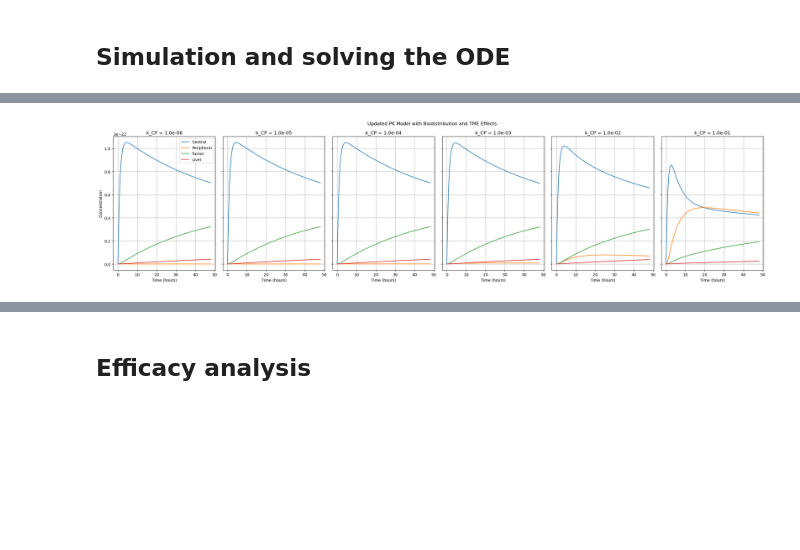
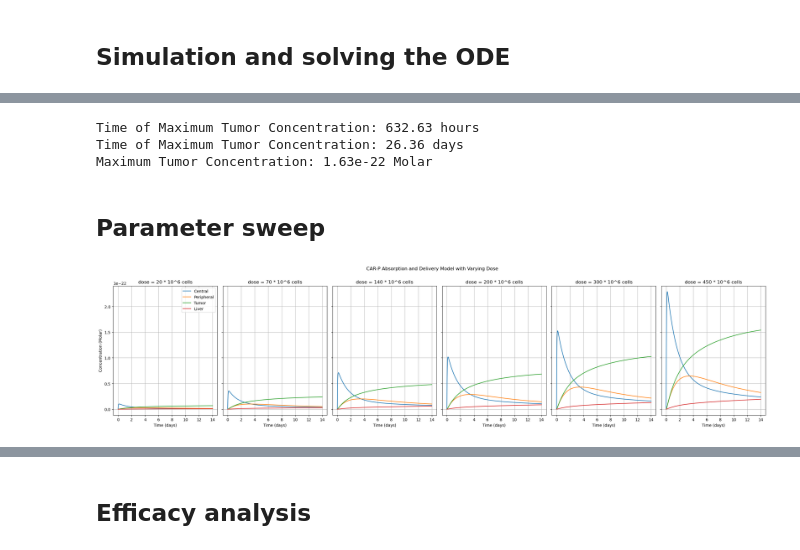
Before and after one commit to mit-igem/car-p-diem, a Jupyter notebook: Systems_PerplexityInspired.ipynb, the cells around one changed output, grey strips where cells are left out. Cells and saved outputs as stored; diff of their text form; code cells hidden in the pictures; blank space fills up the shorter version.

```diff
--- a/Systems_PerplexityInspired.ipynb
+++ b/Systems_PerplexityInspired.ipynb
@@ -26,13 +28,13 @@ AVOGADRO = 6.022e23  # Avogadro's number [molecules/mol]
 # %%
 parameter_sweep = {
     'k_ABS': 1, # If IV injection, dose is immediately available in the central compartment.
-    'k_CP': np.logspace(-6, -1, 6), # [1/min] Wide range of values
-    'k_PC': np.logspace(-6, -1, 6), # [1/min]
-    'k_Celim': np.logspace(-6, -3, 6), # [1/min]
-    'k_CT': np.logspace(-6, -1, 6), # [1/min] Depending on efficacy of design
-    'k_TC': np.logspace(-3, -1, 6), # [1/min] Depends on tumor's ability to retain drug
-    'k_CL': np.logspace(-6, -1, 6), # [1/min] Cachectic patients might suffer from higher levels of trafficking into the liver
-    'k_TMEelim': 0.05, # [1/min] TME effects reducing persistence in the tumor
+    'k_CP': np.logspace(-6, -1, 6), # [1/hour] Wide range of values
+    'k_PC': np.logspace(-6, -1, 6), # [1/hour]
+    'k_Celim': 0.001, # [1/hour]
+    'k_CT': np.logspace(-6, -1, 6), # [1/hour] Depending on efficacy of design
+    'k_TC': np.logspace(-3, -1, 6), # [1/hour] Depends on tumor's ability to retain drug
+    'k_CL': np.logspace(-6, -1, 6), # [1/hour] Cachectic patients might suffer from higher levels of trafficking into the liver
+    'k_TMEelim': 0.00001, # [1/min] TME effects reducing persistence in the tumor
     'dose': [20, 70, 140, 200, 300, 450], # [10^6 of cells, determined for a 70 kg individual]
 }
 # %% [markdown]
@@ -84,39 +180,62 @@ plt.show()
+# %%
+max_tumor_index = np.argmax(solution_updated[:,3])
+time_of_max_tumor = t[max_tumor_index] # in hours
+max_tumor_concentration = solution_updated[max_tumor_index, 3]
+
+print(f"Time of Maximum Tumor Concentration: {time_of_max_tumor:.2f} hours")
+print(f"Time of Maximum Tumor Concentration: {time_of_max_tumor/24:.2f} days")
+
+print(f"Maximum Tumor Concentration: {max_tumor_concentration:.2e} Molar")
+# %% [output]
+Time of Maximum Tumor Concentration: 632.63 hours
+Time of Maximum Tumor Concentration: 26.36 days
+Maximum Tumor Concentration: 1.63e-22 Molar
+# %% [markdown]
+## Parameter sweep
 # %%
-# for k_a specifically
+# EVERYTIME YOU SWITCH, CHANGE IN 5 SPOTS
+
 # Time points for simulation
-t = np.linspace(0, 48, 1000)  # Simulate over 48 hours with fine resolution
+t = np.linspace(0, 336, 1000)  # Simulate over 48 hours with fine resolution
+t_days = t / 24
 
 # Initial conditions: [Dosing Compartment, Central Compartment, Peripheral Compartment,
 # Tumor Compartment, Liver Compartment, Lung Compartment]
-y0_updated = [dose/AVOGADRO, 0, 0, 0, 0]
+# y0_updated = [dose_moles, 0, 0, 0, 0]
 
 # Solver options for increased precision
 solver_options = {'atol': 1e-25, 'rtol': 1e-9} # Adjust tolerances as needed
 
-num_sweeps = len(parameter_sweep['k_CP'])
+variable = 'Dose'
+num_sweeps = len(parameter_sweep['dose'])
 fig, axes = plt.subplots(1, num_sweeps, figsize=(num_sweeps * 4, 6), sharey=True)
 
-for i, k_CP in enumerate(parameter_sweep['k_CP']):
+for i, rate_constant in enumerate(parameter_sweep['dose']):
     # Solve ODE for the updated model
+    # Initial conditions: [Dosing Compartment, Central Compartment, Peripheral Compartment,
+    # Tumor Compartment, Liver Compartment, Lung Compartment]
+    y0_updated = [rate_constant/AVOGADRO, 0, 0, 0, 0]
+
     solution_updated = odeint(pk_model, y0_updated, t,
                           args=(k_ABS, k_CP, k_PC, k_Celim, k_CT, k_TC,
                                 k_CL, k_TMEelim), **solver_options)
 
     ax = axes[i] if num_sweeps > 1 else axes
-    ax.plot(t, solution_updated[:, 1], label='Central')
-    ax.plot(t, solution_updated[:, 2], label='Peripheral')
-    ax.plot(t, solution_updated[:, 3], label='Tumor')
-    ax.plot(t, solution_updated[:, 4], label='Liver')
+    ax.plot(t_days, solution_updated[:, 1], label='Central')
+    ax.plot(t_days, solution_updated[:, 2], label='Peripheral')
+    ax.plot(t_days, solution_updated[:, 3], label='Tumor')
+    ax.plot(t_days, solution_updated[:, 4], label='Liver')
 
-    ax.set_xlabel('Time (hours)')
-    ax.set_title(f'k_CP = {k_CP:.1e}')
+    ax.set_xlabel('Time (days)')
+    # ax.set_title(f'k_CL = {rate_constant:.1e}')
+    ax.set_title(f'dose = {rate_constant} * 10^6 cells')
     ax.grid(True)
 
-axes[0].set_ylabel('Concentration')
+axes[0].set_ylabel('Concentration (Molar)')
 axes[0].legend()
 
-plt.suptitle('Updated PK Model with Biodistribution and TME Effects')
+plt.suptitle(f'CAR-P Absorption and Delivery Model with Varying {variable}')
 plt.tight_layout()
 plt.show()
 # %% [output]
-[figure, old version]
+[figure, new version]
```
Also changed, not shown: parts of 12 cells of this notebook, 29 other files.
